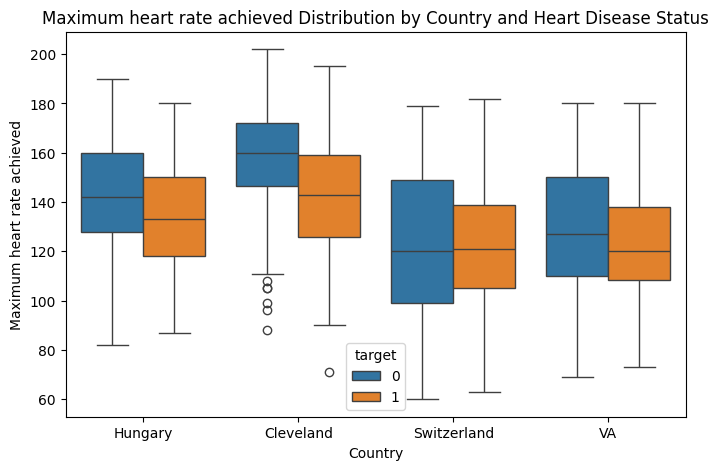
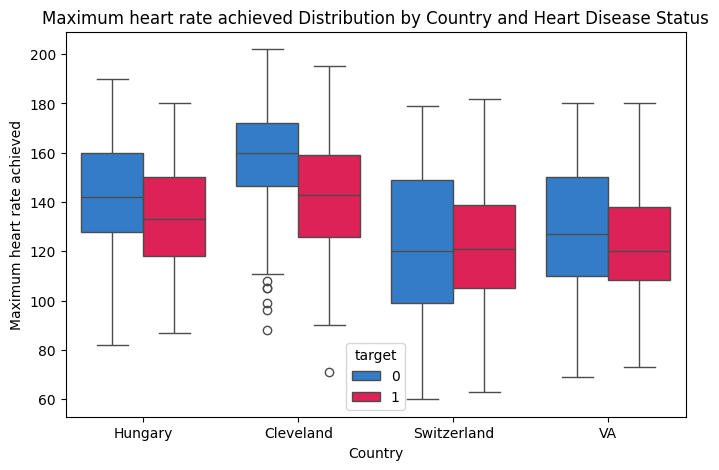
Unified diff of the notebook cell whose output changed from the first chart to the second:
--- before
+++ after
@@ -1,4 +1,4 @@
 plt.figure(figsize=(8, 5))
-sns.boxplot(data=df, x="country", y="thalach", hue="target")
+sns.boxplot(data=df, x="country", y="thalach", hue="target", palette=["#1B7BE1", "#FB0349"])
 plt.title("Maximum heart rate achieved Distribution by Country and Heart Disease Status")
 plt.xlabel("Country")

Commit: Change the Colors